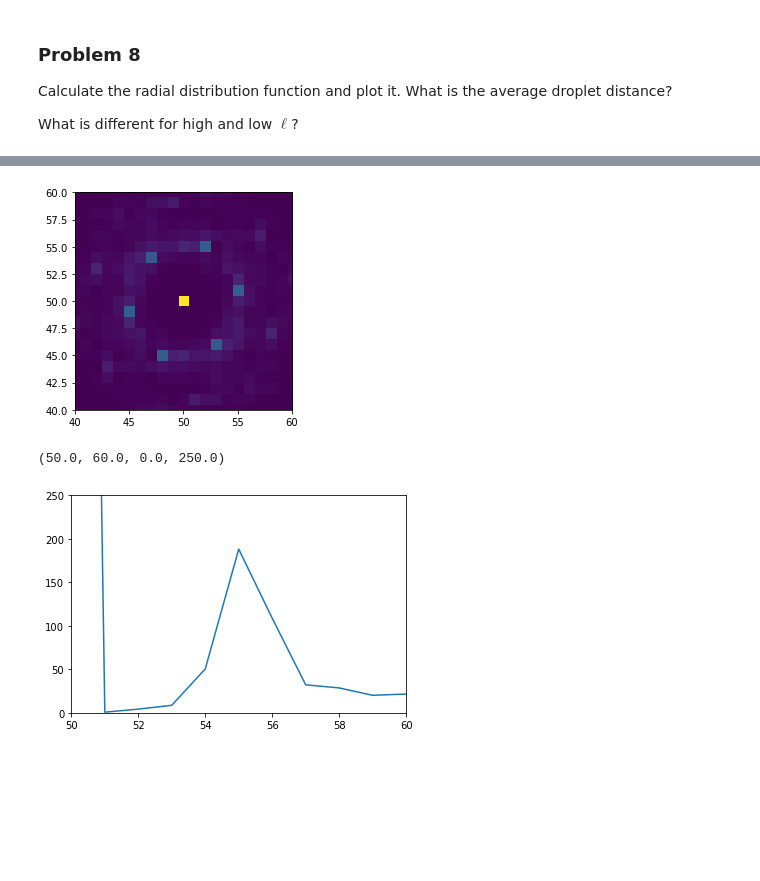
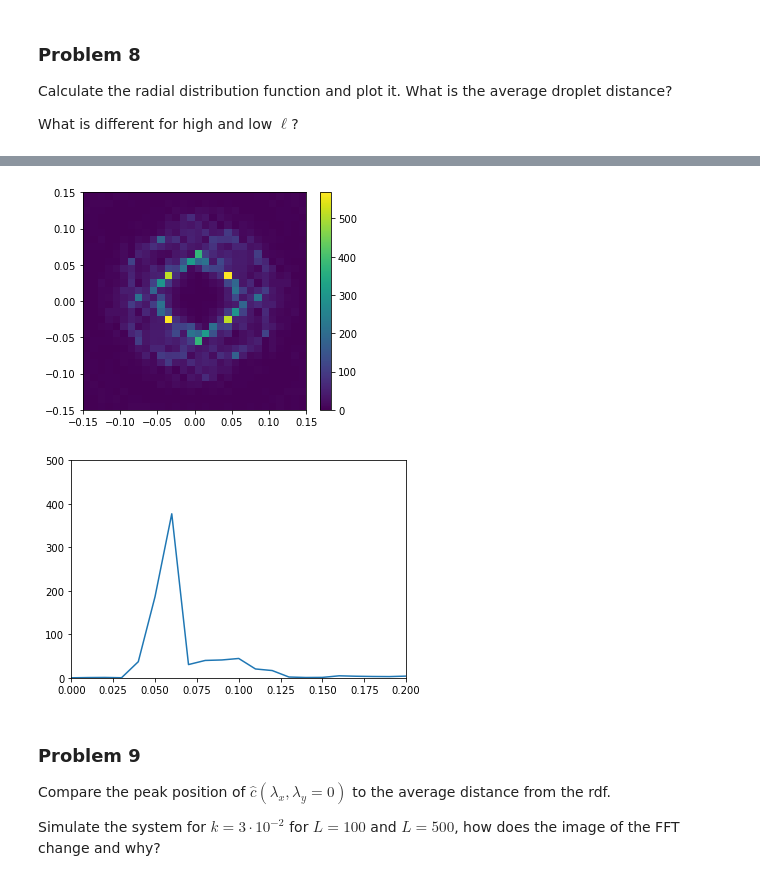
Before and after one commit to zwicker-group/tutorial-pattern-formation-in-cells, a Jupyter notebook: solution-notebooks/day2_3_non-ideal-reaction-diffusion_solution.ipynb, the cells around one changed output, grey strips where cells are left out. Cells and saved outputs as stored; diff of their text form; code cells hidden in the pictures; blank space fills up the shorter version.

```diff
--- a/solution-notebooks/day2_3_non-ideal-reaction-diffusion_solution.ipynb
+++ b/solution-notebooks/day2_3_non-ideal-reaction-diffusion_solution.ipynb
@@ -447,17 +462,33 @@ Another option to find length scales in a system is the Fourier transform that d
 # %%
-from scipy.fftpack import fft2, fftfreq, fftshift
-f1 = np.abs(fftshift(fft2(final_state.data)))
-f2 = np.abs(fft2(final_state.data))
-kx, ky = fftfreq(100,1), fftfreq(100,1)
+from scipy.fft import fft2, fftfreq, fftshift
+
+# Calculate the FFT of the final state
+# The absolute is taken, because the FFT returns complex values
+c_hat = np.abs(fftshift(fft2(final_state.data)))
+c_hat[50,50]=0 # The peak at wavevector (0,0) is set to zero
+
+# Define the wavevectors corresponding to the grid of length L=100 and spacing d=1
+kx, ky = fftshift(fftfreq(100,1)), fftshift(fftfreq(100,1))
 kxp, kyp = np.meshgrid(kx, ky, sparse=False, indexing='ij')
 
-plt.imshow(f1)
-plt.axis([40,60,40,60])
+
+plt.figure(figsize=(5,4))
+plt.pcolormesh(kxp,kyp,c_hat)
+plt.colorbar()
+plt.axis([-0.15,0.15,-0.15,0.15])
 plt.show()
 plt.close()
-plt.plot(f1[50,:])
-plt.axis([50,60,0,250])
+# A 1 dimensional cut is plotted for lambda_y=0, lambda_x between 0 and 0.2
+plt.plot(kx,c_hat[50,:])
+plt.axis([0,0.2,0,500])
+plt.show()
+plt.close()
 # %% [output]
-[figure, old version]
+[figure, new version]
-(50.0, 60.0, 0.0, 250.0)
-[figure, old version]
+[figure, new version]
+# %% [markdown]
+### Problem 9
+
+Compare the peak position of $\hat{c}(\lambda_x,\lambda_y=0)$ to the average distance from the rdf.
+
+Simulate the system for $k=3\cdot 10^{-2}$ for $L=100$ and $L=500$, how does the image of the FFT change and why?
```
Also changed, not shown: parts of 21 cells of this notebook.
